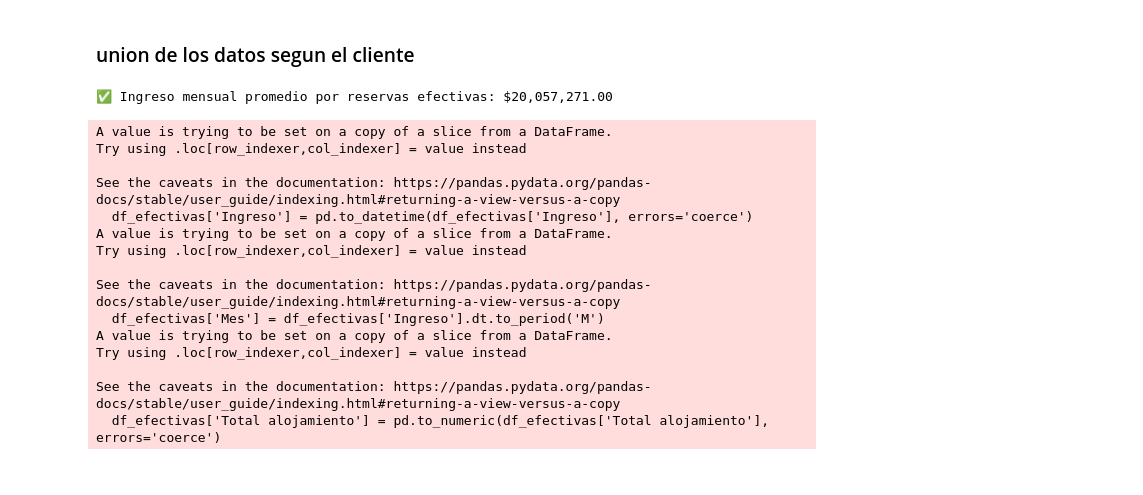
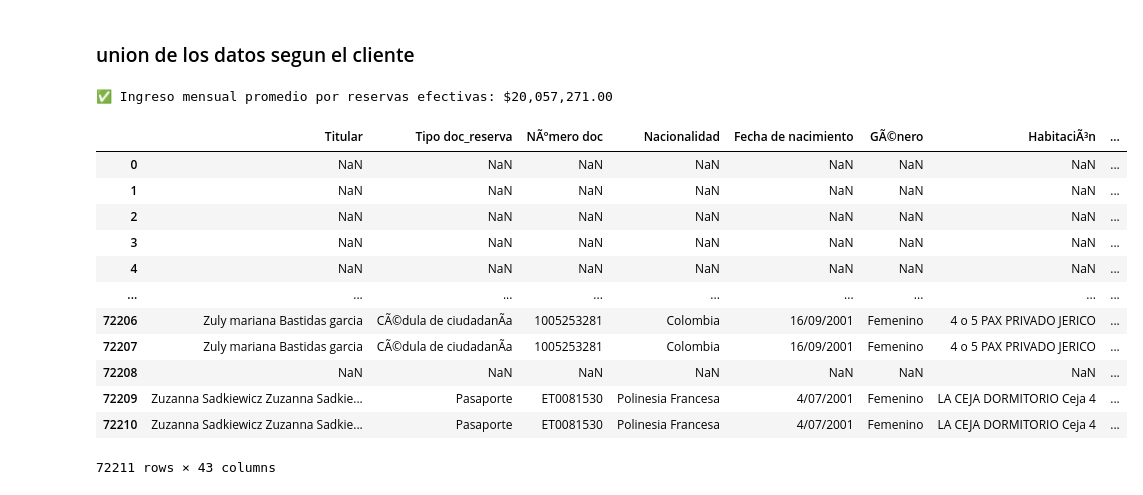
Before and after one commit to jhonta77/itec, a Jupyter notebook: DataLoad.ipynb, the cells around one changed output. Cells and saved outputs as stored; diff of their text form; code cells hidden in the pictures.

```diff
--- a/DataLoad.ipynb
+++ b/DataLoad.ipynb
@@ -13,0 +30,10 @@ df3 = pd.read_excel(r'C:\Users\tabo_\OneDrive\Desktop\absolute\Check-in del 2024
+# %%
+# Asegúrate de que las columnas de fecha sean del tipo datetime
+df['Ingreso'] = pd.to_datetime(df['Ingreso'], errors='coerce')
+df['Salida'] = pd.to_datetime(df['Salida'], errors='coerce')
+
+# Crear una nueva columna con la cantidad de noches
+df['Noches'] = (df['Salida'] - df['Ingreso']).dt.days
+
+# Verificar que se agregó correctamente
+print(df[['Titular', 'Ingreso', 'Salida', 'Noches']].head())
@@ -177,11 +384,10 @@ df_completo1 = pd.merge(df_completo, df3, on='nombre_cliente', how='outer', suff
 # %%
 
 
-# Asegúrate de trabajar sobre una copia del df
 df = df_completo1.copy()
 
-# 1. Filtrar solo reservas efectivas (Estado == 'ok')
-df_efectivas = df[df['Estado'].str.lower() == 'ok']
+# 1. Filtrar solo reservas efectivas (Estado == 'ok'), y hacemos copy para evitar warnings
+df_efectivas = df[df['Estado'].str.lower() == 'ok'].copy()
 
 # 2. Convertir 'Ingreso' a datetime
 df_efectivas['Ingreso'] = pd.to_datetime(df_efectivas['Ingreso'], errors='coerce')
@@ -202,18 +408,3 @@ promedio_mensual = ingresos_mensuales.mean()
 print("✅ Ingreso mensual promedio por reservas efectivas: ${:,.2f}".format(promedio_mensual))
 # %% [output]
 ✅ Ingreso mensual promedio por reservas efectivas: $20,057,271.00
-A value is trying to be set on a copy of a slice from a DataFrame.
-Try using .loc[row_indexer,col_indexer] = value instead
-
-See the caveats in the documentation: https://pandas.pydata.org/pandas-docs/stable/user_guide/indexing.html#returning-a-view-versus-a-copy
-  df_efectivas['Ingreso'] = pd.to_datetime(df_efectivas['Ingreso'], errors='coerce')
-A value is trying to be set on a copy of a slice from a DataFrame.
-Try using .loc[row_indexer,col_indexer] = value instead
-
-See the caveats in the documentation: https://pandas.pydata.org/pandas-docs/stable/user_guide/indexing.html#returning-a-view-versus-a-copy
-  df_efectivas['Mes'] = df_efectivas['Ingreso'].dt.to_period('M')
-A value is trying to be set on a copy of a slice from a DataFrame.
-Try using .loc[row_indexer,col_indexer] = value instead
-
-See the caveats in the documentation: https://pandas.pydata.org/pandas-docs/stable/user_guide/indexing.html#returning-a-view-versus-a-copy
-  df_efectivas['Total alojamiento'] = pd.to_numeric(df_efectivas['Total alojamiento'], errors='coerce')
@@ -222,3 +411,19 @@ df_completo
+# %%
+df_completo1
+# %% [output]
+|  | Titular | Tipo doc_reserva | NÃºmero doc | Nacionalidad | Fecha de nacimiento | GÃ©nero | HabitaciÃ³n | ... |
+| 0 | NaN | NaN | NaN | NaN | NaN | NaN | NaN | ... |
+| 1 | NaN | NaN | NaN | NaN | NaN | NaN | NaN | ... |
+| 2 | NaN | NaN | NaN | NaN | NaN | NaN | NaN | ... |
+| 3 | NaN | NaN | NaN | NaN | NaN | NaN | NaN | ... |
+| 4 | NaN | NaN | NaN | NaN | NaN | NaN | NaN | ... |
+| ... | ... | ... | ... | ... | ... | ... | ... | ... |
+| 72206 | Zuly mariana Bastidas garcia | CÃ©dula de ciudadanÃ­a | 1005253281 | Colombia | 16/09/2001 | Femenino | 4 o 5 PAX PRIVADO JERICO | ... |
+| 72207 | Zuly mariana Bastidas garcia | CÃ©dula de ciudadanÃ­a | 1005253281 | Colombia | 16/09/2001 | Femenino | 4 o 5 PAX PRIVADO JERICO | ... |
+| 72208 | NaN | NaN | NaN | NaN | NaN | NaN | NaN | ... |
+| 72209 | Zuzanna Sadkiewicz Zuzanna Sadkie... | Pasaporte | ET0081530 | Polinesia Francesa | 4/07/2001 | Femenino | LA CEJA DORMITORIO Ceja 4 | ... |
+| 72210 | Zuzanna Sadkiewicz Zuzanna Sadkie... | Pasaporte | ET0081530 | Polinesia Francesa | 4/07/2001 | Femenino | LA CEJA DORMITORIO Ceja 4 | ... |
+72211 rows × 43 columns
 # %%
 
 
```
Also changed, not shown: parts of 29 cells of this notebook, 9 other files.
